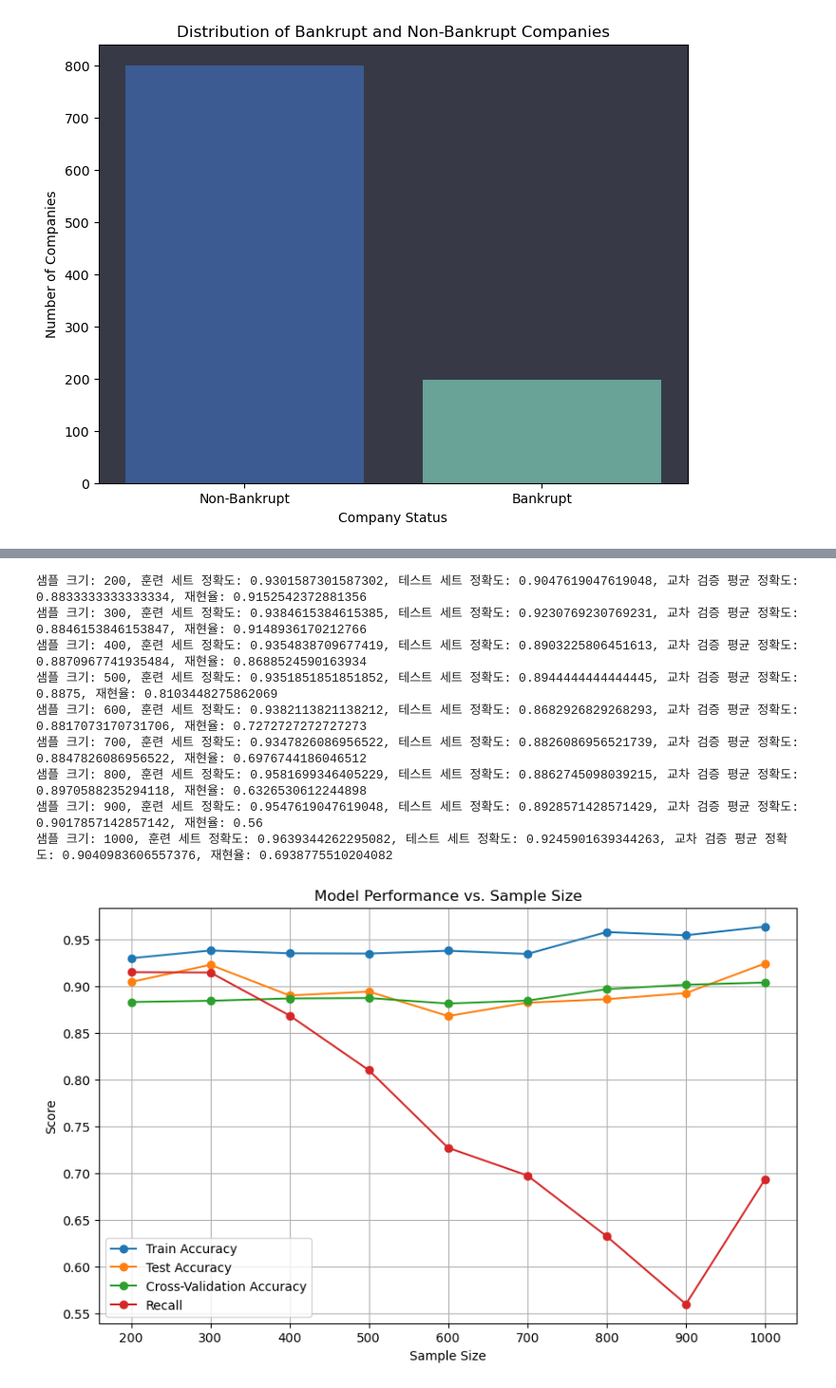
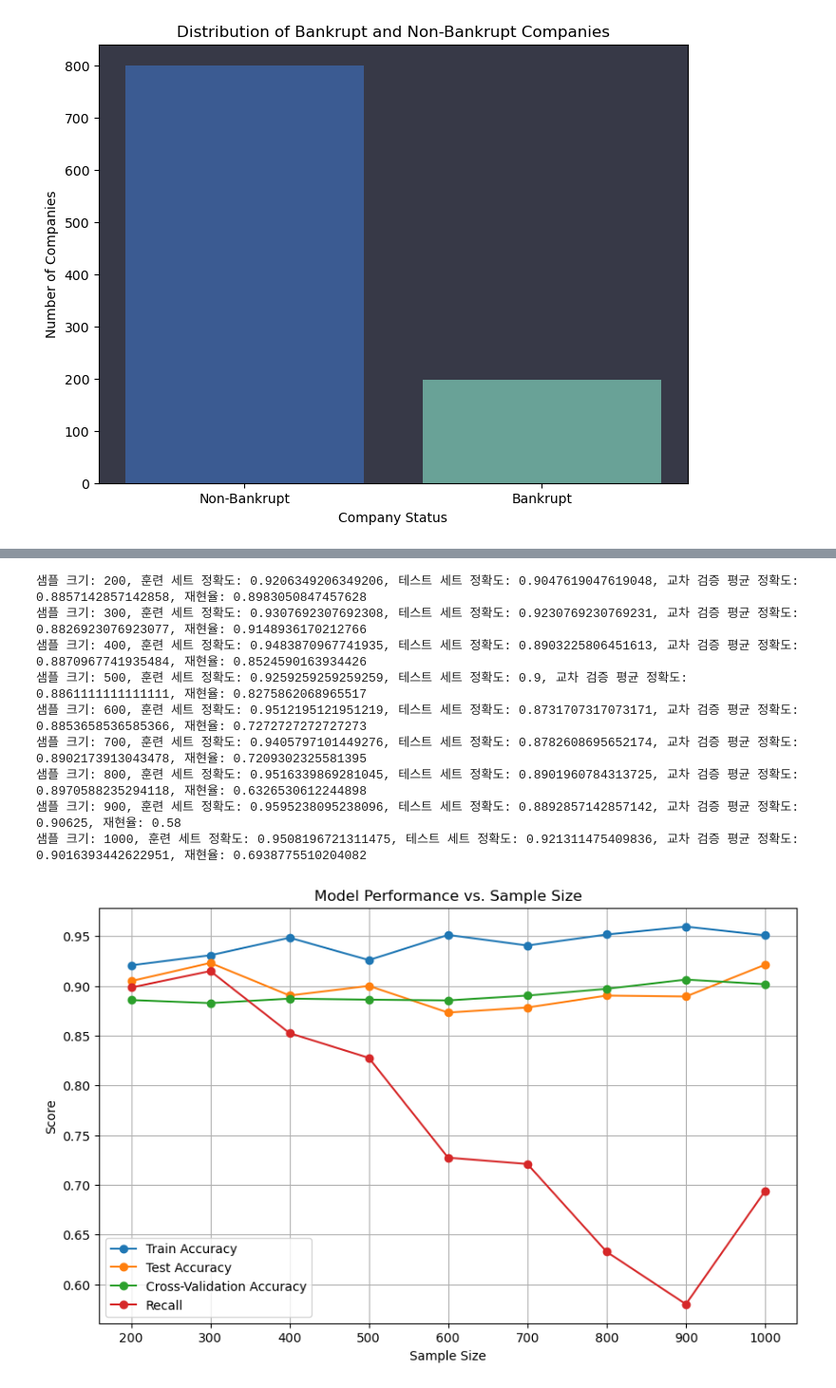
Before and after one commit to pjiseok/ML_project, a Jupyter notebook: 0708_pj02 (1).ipynb, the cells around one changed output, grey strips where cells are left out. Shown at 95% size. Cells and saved outputs as stored; diff of their text form; code cells hidden in the pictures.

```diff
--- a/0708_pj02 (1).ipynb
+++ b/0708_pj02 (1).ipynb
@@ -1143,7 +1139,7 @@ feature_importances = pd.DataFrame({'Feature': features, 'Importance': importanc
 feature_importances = feature_importances.sort_values(by='Importance', ascending=False)
 
 # 중요도가 낮은 특성 제거 (중요도 0.01 미만인 특성 제거)
-important_features = feature_importances[feature_importances['Importance'] > 0.01]['Feature']
+important_features = feature_importances[feature_importances['Importance'] > 0.007]['Feature']
 data_input_reduced = data_input[important_features]
 
 # 중요한 특성만 포함한 데이터프레임에 타겟 변수 'Bankrupt?' 컬럼 추가
@@ -1261,7 +1257,7 @@ from sklearn.model_selection import train_test_split, GridSearchCV, cross_val_sc
 from sklearn.ensemble import RandomForestClassifier
 from sklearn.metrics import accuracy_score, precision_score, recall_score, f1_score, confusion_matrix, ConfusionMatrixDisplay
 
-data = pd.read_csv('./data.csv')
+data = pd.read_csv('./data_reduced.csv')
 
 sample_sizes = range(200, 1001, 100)
 train_accuracy_results = []
@@ -1315,43 +1311,43 @@ for size in sample_sizes:
 
     # 모델 평가 - 정확도 (하이퍼파라미터 튜닝 후)
     train_accuracy_tuned = accuracy_score(train_target_reduced, train_predictions_tuned)
     test_accuracy_tuned = accuracy_score(test_target_reduced, test_predictions_tuned)
     recall_tuned = recall_score(test_target_reduced, test_predictions_tuned)
 
     train_accuracy_results.append(train_accuracy_tuned)
     test_accuracy_results.append(test_accuracy_tuned)
     recall_results.append(recall_tuned)
 
     # 교차 검증 (Cross-Validation, 하이퍼파라미터 튜닝 후)
     cv_scores_tuned = cross_val_score(best_rf_model, data_input_reduced, data_target, cv=5)
     cv_accuracy_tuned = np.mean(cv_scores_tuned)
     cv_accuracy_results.append(cv_accuracy_tuned)
 
     print(f"샘플 크기: {size}, 훈련 세트 정확도: {train_accuracy_tuned}, 테스트 세트 정확도: {test_accuracy_tuned}, 교차 검증 평균 정확도: {cv_accuracy_tuned}, 재현율: {recall_tuned}")
 
 # 시각화
 plt.figure(figsize=(10, 6))
 plt.plot(sample_sizes, train_accuracy_results, marker='o', label='Train Accuracy')
 plt.plot(sample_sizes, test_accuracy_results, marker='o', label='Test Accuracy')
 plt.plot(sample_sizes, cv_accuracy_results, marker='o', label='Cross-Validation Accuracy')
 plt.plot(sample_sizes, recall_results, marker='o', label='Recall')
 plt.xlabel('Sample Size')
 plt.ylabel('Score')
 plt.title('Model Performance vs. Sample Size')
 plt.legend()
 plt.grid(True)
 plt.show()
 # %% [output]
-샘플 크기: 200, 훈련 세트 정확도: 0.9301587301587302, 테스트 세트 정확도: 0.9047619047619048, 교차 검증 평균 정확도: 0.8833333333333334, 재현율: 0.9152542372881356
-샘플 크기: 300, 훈련 세트 정확도: 0.9384615384615385, 테스트 세트 정확도: 0.9230769230769231, 교차 검증 평균 정확도: 0.8846153846153847, 재현율: 0.9148936170212766
-샘플 크기: 400, 훈련 세트 정확도: 0.9354838709677419, 테스트 세트 정확도: 0.8903225806451613, 교차 검증 평균 정확도: 0.8870967741935484, 재현율: 0.8688524590163934
-샘플 크기: 500, 훈련 세트 정확도: 0.9351851851851852, 테스트 세트 정확도: 0.8944444444444445, 교차 검증 평균 정확도: 0.8875, 재현율: 0.8103448275862069
-샘플 크기: 600, 훈련 세트 정확도: 0.9382113821138212, 테스트 세트 정확도: 0.8682926829268293, 교차 검증 평균 정확도: 0.8817073170731706, 재현율: 0.7272727272727273
-샘플 크기: 700, 훈련 세트 정확도: 0.9347826086956522, 테스트 세트 정확도: 0.8826086956521739, 교차 검증 평균 정확도: 0.8847826086956522, 재현율: 0.6976744186046512
-샘플 크기: 800, 훈련 세트 정확도: 0.9581699346405229, 테스트 세트 정확도: 0.8862745098039215, 교차 검증 평균 정확도: 0.8970588235294118, 재현율: 0.6326530612244898
-샘플 크기: 900, 훈련 세트 정확도: 0.9547619047619048, 테스트 세트 정확도: 0.8928571428571429, 교차 검증 평균 정확도: 0.9017857142857142, 재현율: 0.56
-샘플 크기: 1000, 훈련 세트 정확도: 0.9639344262295082, 테스트 세트 정확도: 0.9245901639344263, 교차 검증 평균 정확도: 0.9040983606557376, 재현율: 0.6938775510204082
+샘플 크기: 200, 훈련 세트 정확도: 0.9206349206349206, 테스트 세트 정확도: 0.9047619047619048, 교차 검증 평균 정확도: 0.8857142857142858, 재현율: 0.8983050847457628
+샘플 크기: 300, 훈련 세트 정확도: 0.9307692307692308, 테스트 세트 정확도: 0.9230769230769231, 교차 검증 평균 정확도: 0.8826923076923077, 재현율: 0.9148936170212766
+샘플 크기: 400, 훈련 세트 정확도: 0.9483870967741935, 테스트 세트 정확도: 0.8903225806451613, 교차 검증 평균 정확도: 0.8870967741935484, 재현율: 0.8524590163934426
+샘플 크기: 500, 훈련 세트 정확도: 0.9259259259259259, 테스트 세트 정확도: 0.9, 교차 검증 평균 정확도: 0.8861111111111111, 재현율: 0.8275862068965517
+샘플 크기: 600, 훈련 세트 정확도: 0.9512195121951219, 테스트 세트 정확도: 0.8731707317073171, 교차 검증 평균 정확도: 0.8853658536585366, 재현율: 0.7272727272727273
+샘플 크기: 700, 훈련 세트 정확도: 0.9405797101449276, 테스트 세트 정확도: 0.8782608695652174, 교차 검증 평균 정확도: 0.8902173913043478, 재현율: 0.7209302325581395
+샘플 크기: 800, 훈련 세트 정확도: 0.9516339869281045, 테스트 세트 정확도: 0.8901960784313725, 교차 검증 평균 정확도: 0.8970588235294118, 재현율: 0.6326530612244898
+샘플 크기: 900, 훈련 세트 정확도: 0.9595238095238096, 테스트 세트 정확도: 0.8892857142857142, 교차 검증 평균 정확도: 0.90625, 재현율: 0.58
+샘플 크기: 1000, 훈련 세트 정확도: 0.9508196721311475, 테스트 세트 정확도: 0.921311475409836, 교차 검증 평균 정확도: 0.9016393442622951, 재현율: 0.6938775510204082
-[figure, old version]
+[figure, new version]
 # %%
 #랜덤서치 사용했을 때
 
```
Also changed, not shown: parts of 6 cells of this notebook, 3 other files.
